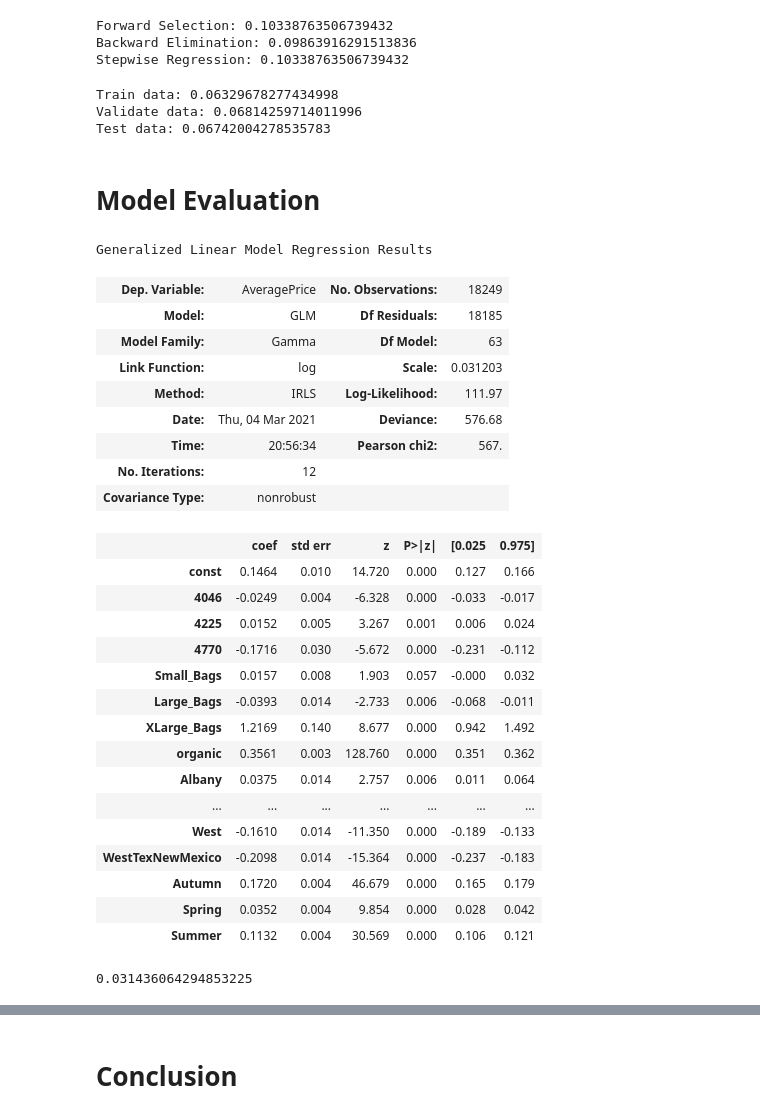
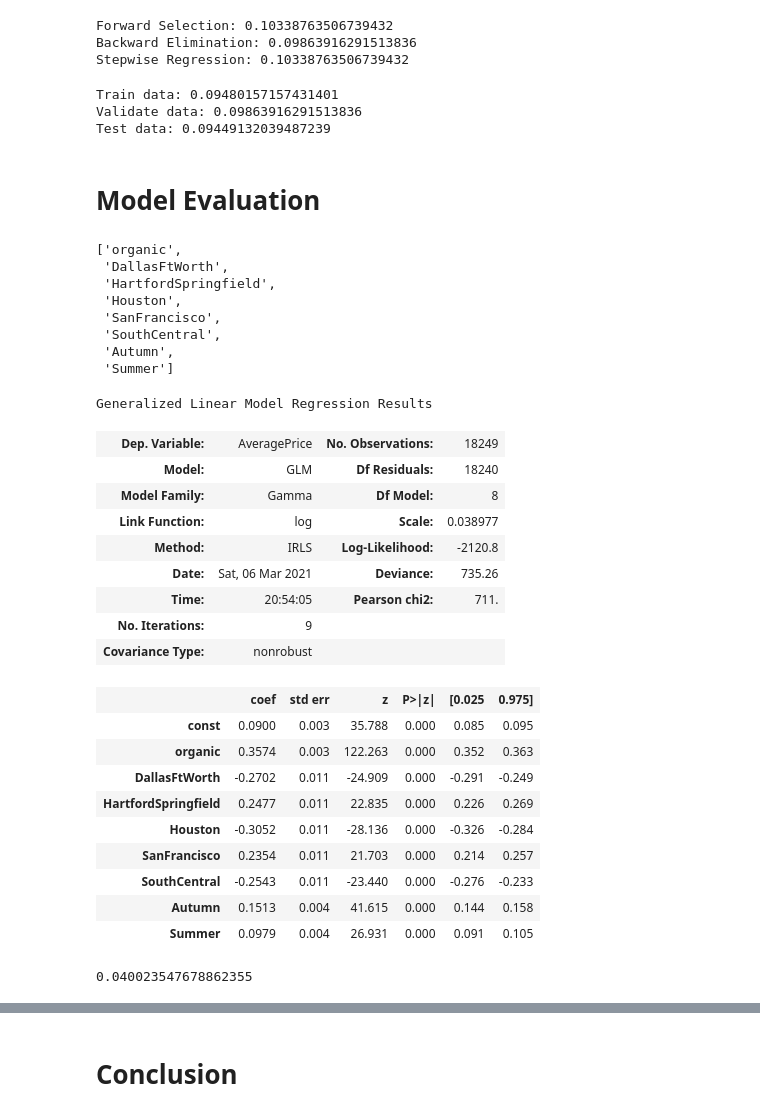
Before and after one commit to SmilesTigeR/statistical-analysis, a Jupyter notebook: Notebook/Avocado/Avocado_GLM.ipynb, the cells around one changed output, grey strips where cells are left out. Drawn from its saved outputs; the diff is of its cells as text; code cells hidden in the pictures.

```diff
--- a/Notebook/Avocado/Avocado_GLM.ipynb
+++ b/Notebook/Avocado/Avocado_GLM.ipynb
@@ -892,14 +930,14 @@ Stepwise Regression: 0.10338763506739432
 # %%
 test_X, test_y = data_preprocessing(test)
 # %%
-print('Train data:', mean_squared_error(y, final_model.predict(sm.add_constant(X.drop(reduced_4_way + reduced_3_way + reduced_2_way, axis = 1)))))
-print('Validate data:', mean_squared_error(validate_y, final_model.predict(sm.add_constant(validate_X.drop(reduced_4_way + reduced_3_way + reduced_2_way, axis = 1)))))
-print('Test data:', mean_squared_error(test_y, final_model.predict(sm.add_constant(test_X.drop(reduced_4_way + reduced_3_way + reduced_2_way, axis = 1)))))
+print('Train data:', mean_squared_error(y, backward_model.predict(sm.add_constant(X[backward_features]))))
+print('Validate data:', mean_squared_error(validate_y, backward_model.predict(sm.add_constant(validate_X[backward_features]))))
+print('Test data:', mean_squared_error(test_y, backward_model.predict(sm.add_constant(test_X[backward_features]))))
 # Consistent
 # %% [output]
-Train data: 0.06329678277434998
-Validate data: 0.06814259714011996
-Test data: 0.06742004278535783
+Train data: 0.09480157157431401
+Validate data: 0.09863916291513836
+Test data: 0.09449132039487239
 # %% [markdown]
 # Model Evaluation
 # %%
@@ -932,39 +970,45 @@ def data_preprocessing(data, regions = regions):
     return (X, y)
 # %%
 X, y = data_preprocessing(data)
+# %%
+backward_features = Backward_Elimination(X, y)
+backward_features
+# %% [output]
+['organic',
+ 'DallasFtWorth',
+ 'HartfordSpringfield',
+ 'Houston',
+ 'SanFrancisco',
+ 'SouthCentral',
+ 'Autumn',
+ 'Summer']
 # %%
-model = sm.GLM(y, sm.add_constant(X), family = sm.families.Gamma(link = sm.families.links.log())).fit()
+model = sm.GLM(y, sm.add_constant(X[backward_features]), family = sm.families.Gamma(link = sm.families.links.log())).fit()
 model.summary()
 # %% [output]
 Generalized Linear Model Regression Results
 | Dep. Variable: | AveragePrice | No. Observations: | 18249 |
-| Model: | GLM | Df Residuals: | 18185 |
-| Model Family: | Gamma | Df Model: | 63 |
-| Link Function: | log | Scale: | 0.031203 |
-| Method: | IRLS | Log-Likelihood: | 111.97 |
-| Date: | Thu, 04 Mar 2021 | Deviance: | 576.68 |
-| Time: | 20:56:34 | Pearson chi2: | 567. |
-| No. Iterations: | 12 |  |  |
+| Model: | GLM | Df Residuals: | 18240 |
+| Model Family: | Gamma | Df Model: | 8 |
+| Link Function: | log | Scale: | 0.038977 |
+| Method: | IRLS | Log-Likelihood: | -2120.8 |
+| Date: | Sat, 06 Mar 2021 | Deviance: | 735.26 |
+| Time: | 20:54:05 | Pearson chi2: | 711. |
+| No. Iterations: | 9 |  |  |
 | Covariance Type: | nonrobust |  |  |
 |  | coef | std err | z | P>|z| | [0.025 | 0.975] |
-| const | 0.1464 | 0.010 | 14.720 | 0.000 | 0.127 | 0.166 |
-| 4046 | -0.0249 | 0.004 | -6.328 | 0.000 | -0.033 | -0.017 |
-| 4225 | 0.0152 | 0.005 | 3.267 | 0.001 | 0.006 | 0.024 |
-| 4770 | -0.1716 | 0.030 | -5.672 | 0.000 | -0.231 | -0.112 |
-| Small_Bags | 0.0157 | 0.008 | 1.903 | 0.057 | -0.000 | 0.032 |
-| Large_Bags | -0.0393 | 0.014 | -2.733 | 0.006 | -0.068 | -0.011 |
-| XLarge_Bags | 1.2169 | 0.140 | 8.677 | 0.000 | 0.942 | 1.492 |
-| organic | 0.3561 | 0.003 | 128.760 | 0.000 | 0.351 | 0.362 |
-| Albany | 0.0375 | 0.014 | 2.757 | 0.006 | 0.011 | 0.064 |
-| ... | ... | ... | ... | ... | ... | ... |
-| West | -0.1610 | 0.014 | -11.350 | 0.000 | -0.189 | -0.133 |
-| WestTexNewMexico | -0.2098 | 0.014 | -15.364 | 0.000 | -0.237 | -0.183 |
-| Autumn | 0.1720 | 0.004 | 46.679 | 0.000 | 0.165 | 0.179 |
-| Spring | 0.0352 | 0.004 | 9.854 | 0.000 | 0.028 | 0.042 |
-| Summer | 0.1132 | 0.004 | 30.569 | 0.000 | 0.106 | 0.121 |
+| const | 0.0900 | 0.003 | 35.788 | 0.000 | 0.085 | 0.095 |
+| organic | 0.3574 | 0.003 | 122.263 | 0.000 | 0.352 | 0.363 |
+| DallasFtWorth | -0.2702 | 0.011 | -24.909 | 0.000 | -0.291 | -0.249 |
+| HartfordSpringfield | 0.2477 | 0.011 | 22.835 | 0.000 | 0.226 | 0.269 |
+| Houston | -0.3052 | 0.011 | -28.136 | 0.000 | -0.326 | -0.284 |
+| SanFrancisco | 0.2354 | 0.011 | 21.703 | 0.000 | 0.214 | 0.257 |
+| SouthCentral | -0.2543 | 0.011 | -23.440 | 0.000 | -0.276 | -0.233 |
+| Autumn | 0.1513 | 0.004 | 41.615 | 0.000 | 0.144 | 0.158 |
+| Summer | 0.0979 | 0.004 | 26.931 | 0.000 | 0.091 | 0.105 |
 # %%
 model_dispersion = Gamma_shape(model, y)[0]
 model_dispersion = 1/model_dispersion
 model_dispersion
 # %% [output]
-0.031436064294853225
+0.040023547678862355
```
Also changed, not shown: parts of 37 cells of this notebook.
